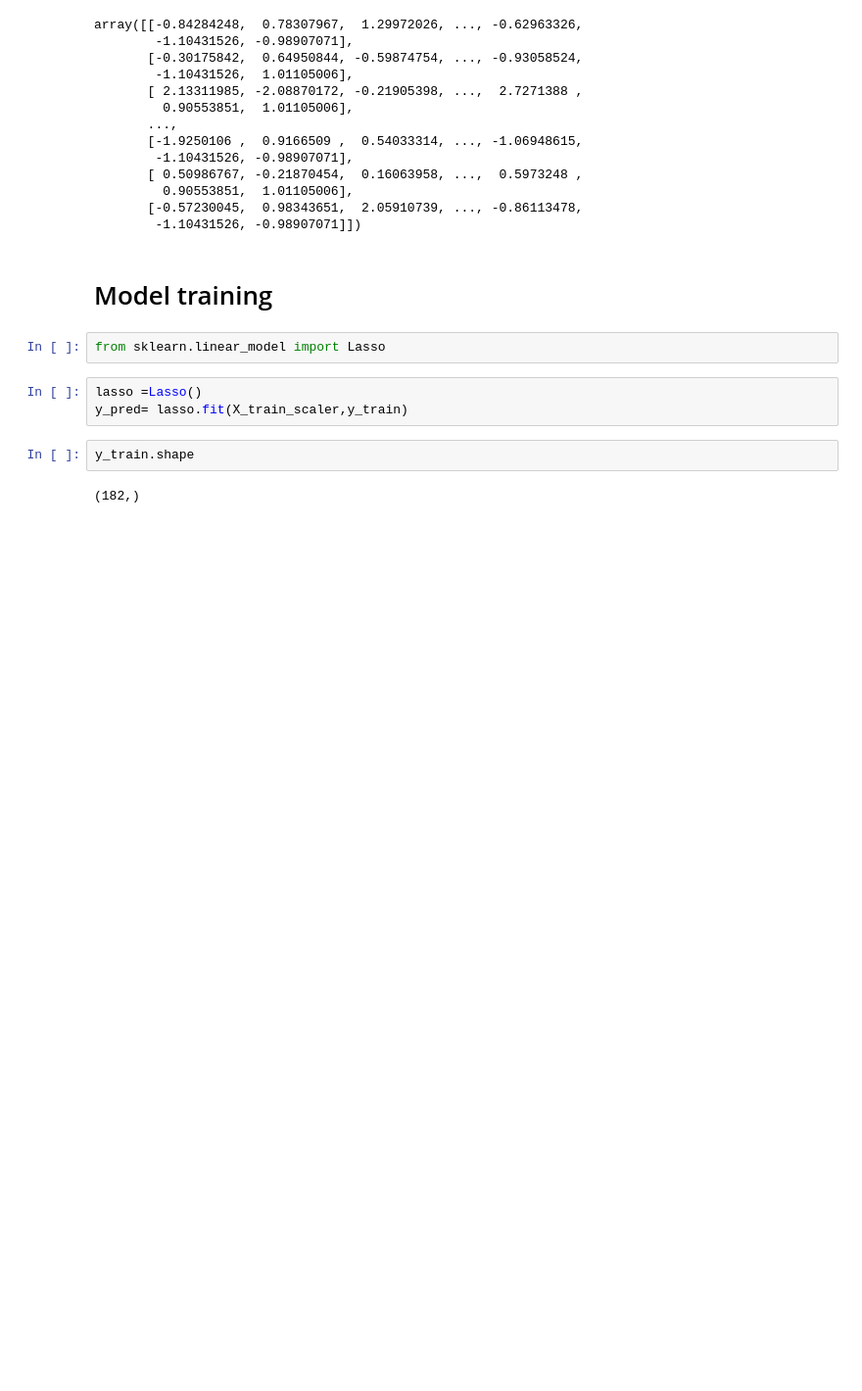
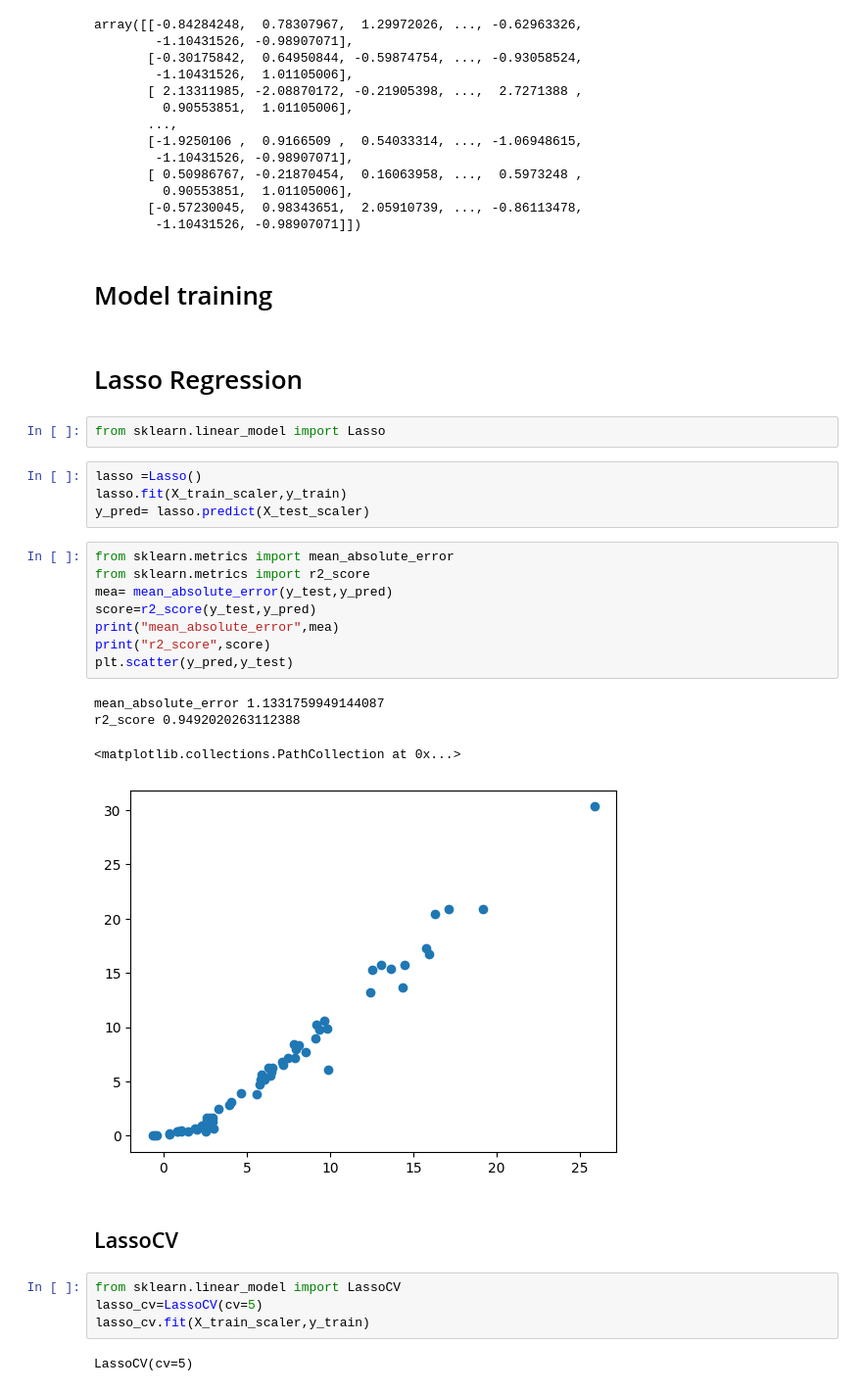
Before and after one commit to rohit00-07/Algerian-Forest-dataset, a Jupyter notebook: notebook.ipynb, the cells around one changed output. Shown at 98% size. Cells and saved outputs as stored; diff of their text form; blank space fills up the shorter version.

```diff
--- a/notebook.ipynb
+++ b/notebook.ipynb
@@ -508,12 +508,32 @@ array([[-0.84284248,  0.78307967,  1.29972026, ..., -0.62963326,
         -1.10431526, -0.98907071]])
 # %% [markdown]
 # Model training
+# %% [markdown]
+# Lasso Regression
 # %%
 from sklearn.linear_model import Lasso
 # %%
 lasso =Lasso()
-y_pred= lasso.fit(X_train_scaler,y_train)
+lasso.fit(X_train_scaler,y_train)
+y_pred= lasso.predict(X_test_scaler)
-# %%
-y_train.shape
-# %% [output]
-(182,)
+# %%
+from sklearn.metrics import mean_absolute_error
+from sklearn.metrics import r2_score
+mea= mean_absolute_error(y_test,y_pred)
+score=r2_score(y_test,y_pred)
+print("mean_absolute_error",mea)
+print("r2_score",score)
+plt.scatter(y_pred,y_test)
+# %% [output]
+mean_absolute_error 1.1331759949144087
+r2_score 0.9492020263112388
+<matplotlib.collections.PathCollection at 0x...>
+[figure, added]
+# %% [markdown]
+## LassoCV
+# %%
+from sklearn.linear_model import LassoCV
+lasso_cv=LassoCV(cv=5)
+lasso_cv.fit(X_train_scaler,y_train)
+# %% [output]
+LassoCV(cv=5)
```
Also changed, not shown: parts of 14 cells of this notebook.
